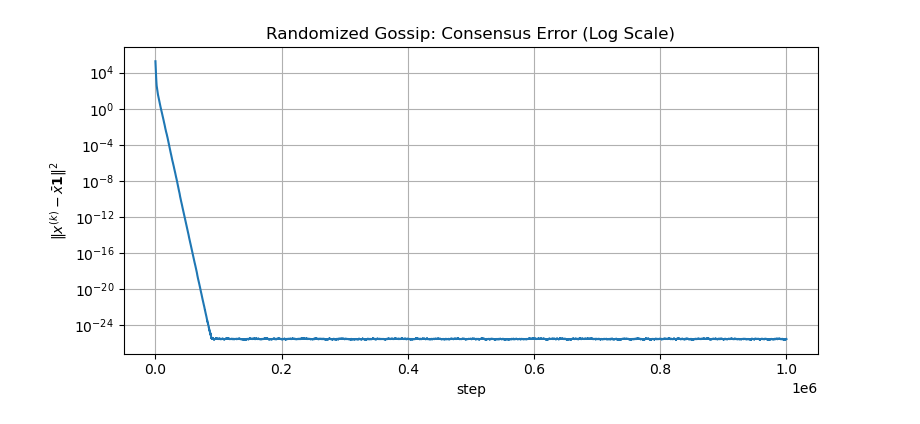
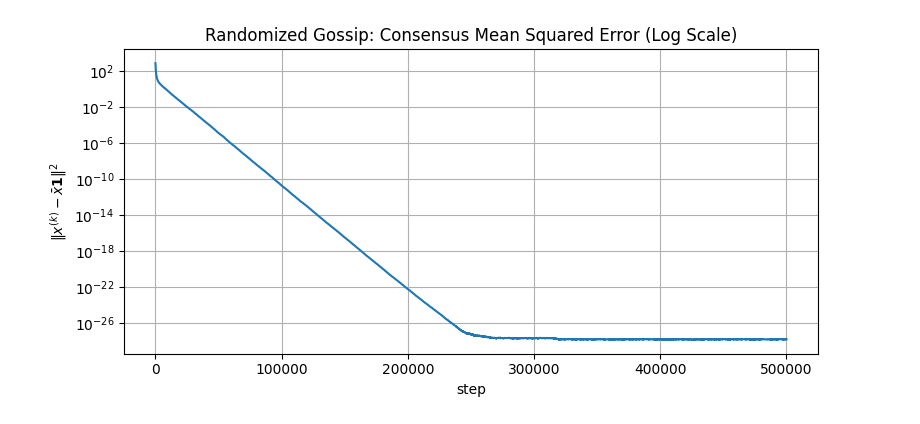
Before and after one commit to nish5180/Distributed_Signal_Processing_EE4540, a Jupyter notebook: distributed_project_git.ipynb, the cells around one changed output. Drawn from its saved outputs; the diff is of its cells as text; code cells hidden in the pictures.

```diff
--- a/distributed_project_git.ipynb
+++ b/distributed_project_git.ipynb
@@ -62,14 +63,14 @@ def generate_uniform_P(adjacency_matrix):
 # %%
-# Create Connected Sensor Network
-
 # === Parameters ===
-n = 255
+n = 201
 area_size = 100
-r = 30
+r = 15
 
 # === Generate sensor locations as [2, n] array ===
-np.random.seed(45)
+np.random.seed(50)
 positions = np.random.uniform(0, area_size, (n, 2)).T  # shape: [2, n]
+
+
 
 # === Calculate adjacency matrix and check connectivity ===
 adj_matrix = calculate_adjacency_matrix(positions, r)
@@ -82,7 +83,7 @@ print(f"Is network connected? {connected}")
 G = nx.from_numpy_array(adj_matrix)
 pos_dict = {i: positions[:, i] for i in range(n)}
 
-plt.figure(figsize=(10, 10))
+plt.figure(figsize=(4.5, 3))
 nx.draw(G, pos=pos_dict, node_size=20, edge_color='gray')
 plt.title(f"Custom Sensor Network (n={n}, r={r}m) — Connected: {connected}")
 plt.axis('equal')
@@ -94 +97,7 @@ Is network connected? True
+# %%
+#generating random scalar values at each, keeping a constant seed so we generate the same values each time
+
+n = 201
+np.random.seed(50)
+sensor_values=np.random.randint(0, 100, (n, 1))
 # %% [markdown]
@@ -103,58 +105,58 @@ algorithm.
 # %%
-# Randomized Gossip Implementation to compute average value of measurement data
+import time
 
-np.random.seed(45)
-x0 = np.random.randint(0, 100, (n, 1)) #this generates a vector with random sensor values from 0 to 100. Its a vector with the number of sensors length
-
-x = x0.copy().astype(float)
-n = len(x)
-avg = np.mean(x)
+sensor_values_rg = sensor_values.copy().astype(float) #making a copy for each algorithm
+avg = np.mean(sensor_values_rg)
 avg_vec = avg * np.ones((n, 1))
 error_rg = []
 
-time_steps=1000000
+time_steps=500000
 epislon= 10e-30
+
+tm0 = time.perf_counter()
 
 for step in range(time_steps):
 
-    i = np.random.randint(0, n) #picking a random node in the 100 sensor nodes
-    # print("random node picked", i)
-
+    i = np.random.randint(0, n)  # pick random node
 
     neighbors = []
-    #basically for j in all the sensor nodes, if the adjacency matrix has a 1 attached to it, then go for 1
     for k in range(n):
         if adj_matrix[i, k] == 1:
             neighbors.append(k)
 
-    #so basiclly, in one time step, one node
-
-
     if len(neighbors) == 0:
         continue
 
-    rand_index = np.random.randint(0, len(neighbors))
-    j = neighbors[rand_index]
+    j = neighbors[np.random.randint(0, len(neighbors))]
 
-    # Step 5: Compute average and update both i and j
-    x_ij_avg = 0.5 * (x[i] + x[j])
-    x[i] = x_ij_avg
-    x[j] = x_ij_avg
+    # Compute average and update both i and j
+    x_ij_avg = 0.5 * (sensor_values_rg[i] + sensor_values_rg[j])
+    sensor_values_rg[i] = x_ij_avg
+    sensor_values_rg[j] = x_ij_avg
 
-    # Step 6: Compute squared error from consensus
-    diff = x - avg_vec
-    squared_error = np.linalg.norm(diff)**2
+    # Compute MSE from average consensus
+    diff = sensor_values_rg - avg_vec
+    squared_error = np.mean(diff**2)
     error_rg.append(squared_error)
 
     if squared_error < epislon:
+        tm1 = time.perf_counter()
+        elapsed = tm1 - tm0
         print(f"Stopped at step {step+1} with error {squared_error:.2e}")
+        print(f"Elapsed time: {elapsed:.4f} seconds")
         break
+
+else:
+    tm1 = time.perf_counter()
+    elapsed = tm1 - tm0
+    print(f"Ran full {time_steps} steps. Final error: {squared_error:.2e}")
+    print(f"Elapsed time: {elapsed:.4f} seconds")
 
 plt.figure(figsize=(8, 4))
 plt.semilogy(error_rg)
 plt.xlabel("step")
 plt.ylabel(r"$\|x^{(k)} - \bar{x}\mathbf{1}\|^2$")
-plt.title("Randomized Gossip: Consensus Error (Log Scale)")
+plt.title("Randomized Gossip: Consensus Mean Squared Error (Log Scale)")
 plt.grid(True)
 plt.tight_layout()
 plt.show()
@@ -162,3 +166,3 @@ plt.show()
-[figure, old version]
+[figure, new version]
 # %%
 # Construct Expected Weight Matrix E[W]
```
Also changed, not shown: parts of 21 cells of this notebook.
